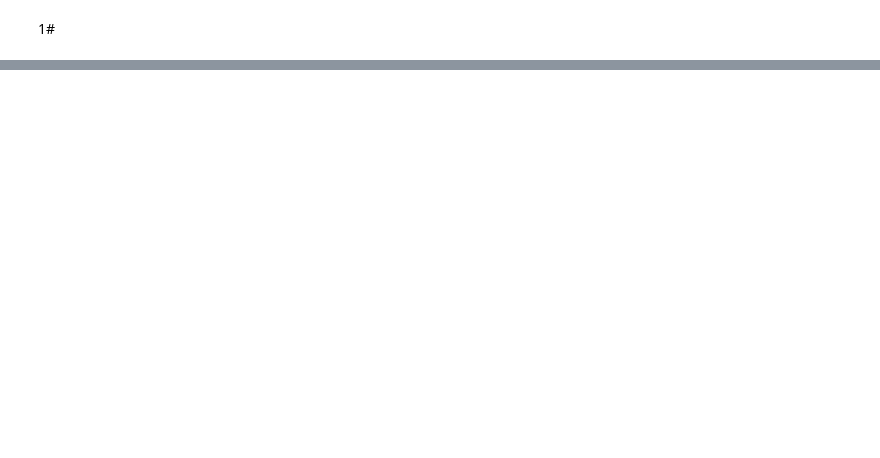
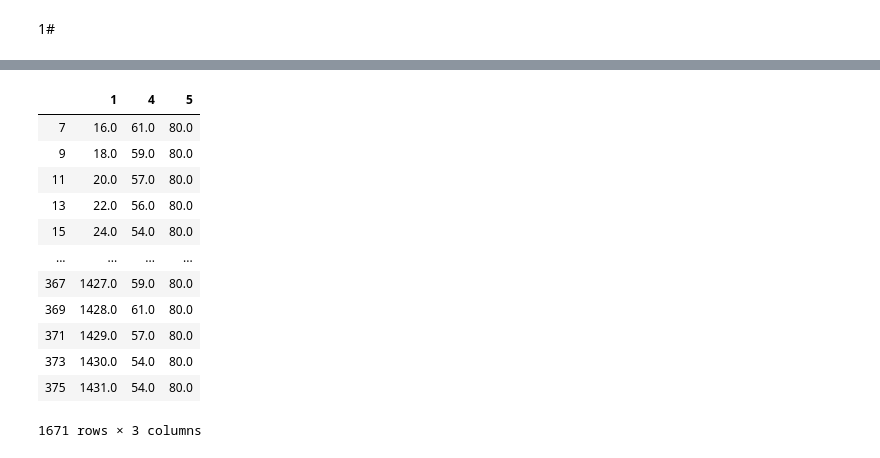
Before and after one commit to vedoly/Music-Generator, a Jupyter notebook: Untitled.ipynb, the cells around one changed output, grey strips where cells are left out. Drawn from its saved outputs; the diff is of its cells as text; code cells hidden in the pictures; blank space fills up the shorter version.

```diff
--- a/Untitled.ipynb
+++ b/Untitled.ipynb
@@ -69,0 +98,19 @@ tertis2.mid.csv
+# %%
+result = pd.concat(LL)
+result.to_csv('songs.csv')
+# %%
+result
+# %% [output]
+|  | 1 | 4 | 5 |
+| 7 | 16.0 | 61.0 | 80.0 |
+| 9 | 18.0 | 59.0 | 80.0 |
+| 11 | 20.0 | 57.0 | 80.0 |
+| 13 | 22.0 | 56.0 | 80.0 |
+| 15 | 24.0 | 54.0 | 80.0 |
+| ... | ... | ... | ... |
+| 367 | 1427.0 | 59.0 | 80.0 |
+| 369 | 1428.0 | 61.0 | 80.0 |
+| 371 | 1429.0 | 57.0 | 80.0 |
+| 373 | 1430.0 | 54.0 | 80.0 |
+| 375 | 1431.0 | 54.0 | 80.0 |
+1671 rows × 3 columns
```
Also changed, not shown: parts of 26 cells of this notebook, 27 other files.
